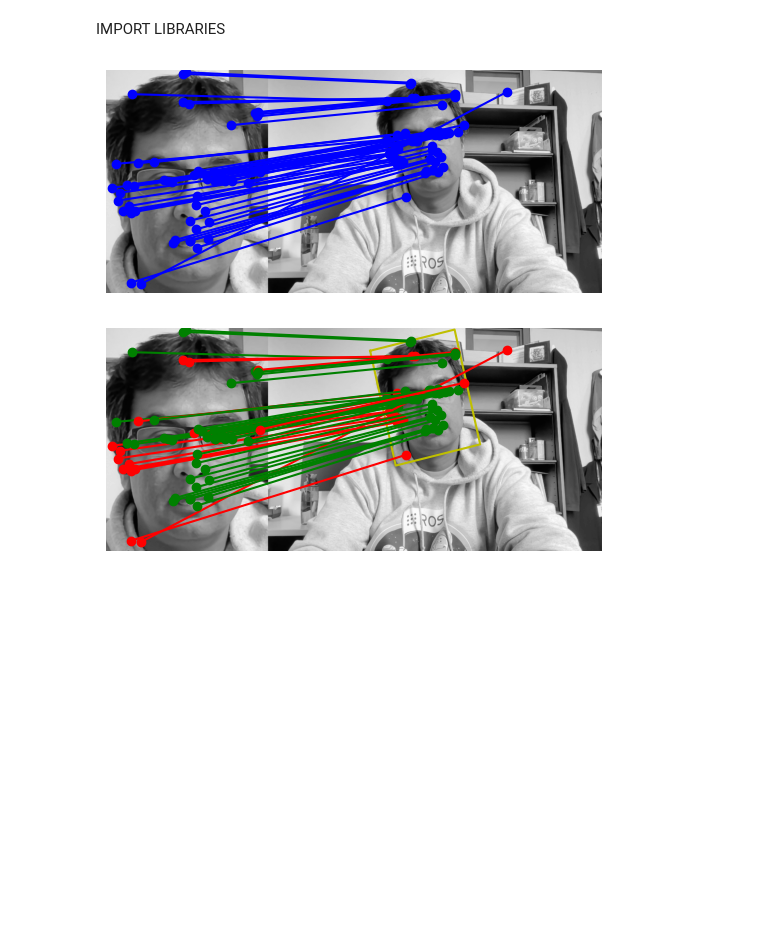
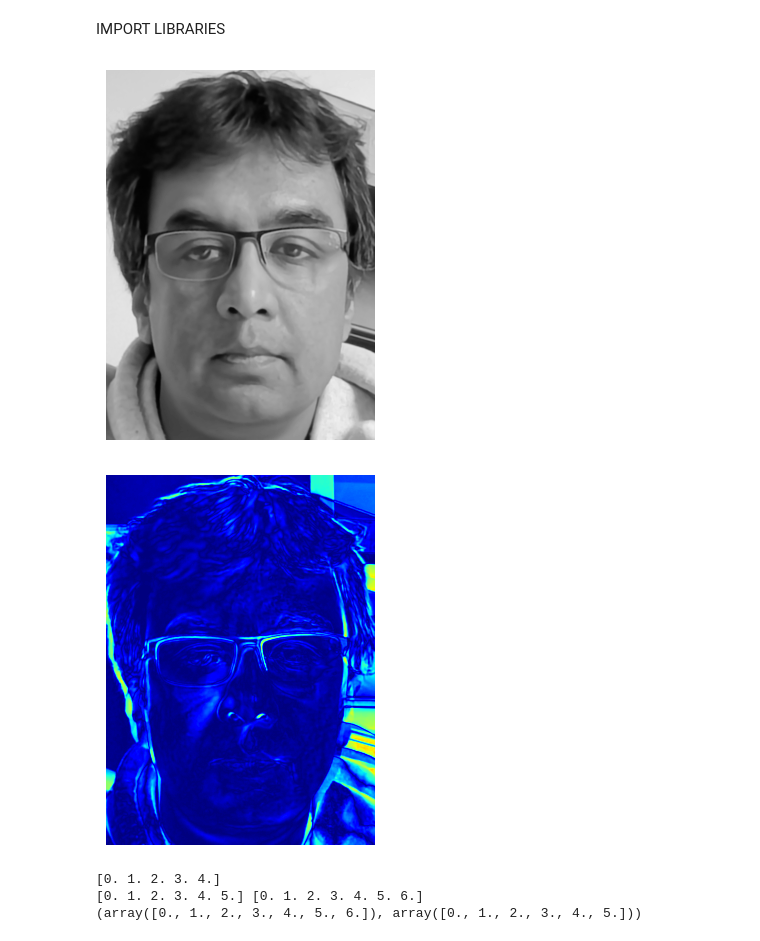
Before and after one commit to mohitydv09/computer_vision, a Jupyter notebook: hw2/registration.ipynb, the cells around one changed output. Drawn from its saved outputs; the diff is of its cells as text; code cells hidden in the pictures; blank space fills up the shorter version.

Commit message:
warp image funtion updated with interpd funtion

```diff
--- a/hw2/registration.ipynb
+++ b/hw2/registration.ipynb
@@ -240,3 +226,21 @@ def warp_image(img, A, output_size):
+# %%
+def warp_image(img, A, output_size):
+    # To do
+    # Make a matrix of all the coordinate points in wraped image.
+    x_wraped, y_wraped = np.meshgrid(np.arange(output_size[1]), np.arange(output_size[0]))
+    input_points = np.column_stack((x_wraped.ravel(), y_wraped.ravel(), np.ones(len(x_wraped.ravel()))))
+
+    # Map all the input points to corresponding location in target. Last col of ones is removed.
+    mapped_points = (input_points @ A.T)[:,0:2]
+
+    # Make a tuple of grid points as needed by interpd funtion.
+    grid = (np.arange(img.shape[1]), np.arange(img.shape[0]))   # Tuple of grid points.
+    final_values = interpolate.interpn(grid, img.T, mapped_points) # grid, input funtion, points to get values of.
+
+    # Reshape to get the final image.
+    img_warped = final_values.reshape(output_size)
+
+    return img_warped
 # %%
 def align_image(template, target, A):
     # To do
@@ -347,38 +351,49 @@ def track_multi_frames(template, img_list):
 # %%
 if __name__ == '__main__':
     template = cv2.imread('./JS_template.jpg', 0)  # read as grey scale image
     target_list = []
     for i in range(4):
         target = cv2.imread('./JS_target{}.jpg'.format(i+1), 0)  # read as grey scale image
         target_list.append(target)
 
     x1, x2 = find_match(template, target_list[0])
-    visualize_find_match(template, target_list[0], x1, x2)
+    # visualize_find_match(template, target_list[0], x1, x2)
 
     ransac_thr = 120   # This was tuned manually to get ~70 percent inliners.
     ransac_iter = 500   # This was tuned using manually to get good result consistently,
                         #probablistic analysis is giving a very low value.
     A = align_image_using_feature(x1, x2, ransac_thr, ransac_iter)
-    visualize_align_image_using_feature(template, target_list[0], x1, x2, A, ransac_thr, img_h=500)
+    # visualize_align_image_using_feature(template, target_list[0], x1, x2, A, ransac_thr, img_h=500)
 
-    # img_warped = warp_image(target_list[0], A, template.shape)
-    # # plt.imshow(img_warped, cmap='grey', vmin=0, vmax=255)
-    # # plt.axis('off')
-    # # plt.show()
+    img_warped = warp_image(target_list[0], A, template.shape)
+    plt.imshow(img_warped, cmap='grey', vmin=0, vmax=255)
+    plt.axis('off')
+    plt.show()
 
-    # plot_error_map = False
-    # if plot_error_map:
-    #     error_map = np.abs(img_warped - template)
-    #     plt.imshow(error_map, cmap='plasma', vmin=0, vmax=255)
-    #     plt.axis('off')
-    #     plt.show()
+    plot_error_map = True
+    if plot_error_map:
+        error_map = np.abs(img_warped - template)
+        plt.imshow(error_map, cmap='jet', vmin=0, vmax=255)
+        plt.axis('off')
+        plt.show()
 
     # # A_refined, errors = align_image(template, target_list[0], A)
     # A_refined, errors = align_image(template, target_list[1], A)   # Update from Prof.
     # # visualize_align_image(template, target_list[0], A, A_refined, errors)
 
     # A_list = track_multi_frames(template, target_list)
     # visualize_track_multi_frames(template, target_list, A_list)
 # %% [output]
-[figure, old version]
+[figure, new version]
-[figure, old version]
+[figure, new version]
+# %%
+print(np.linspace(0,4,5))
+y = np.linspace(0, 5, 6)
+z = np.linspace(0, 6, 7)
+print(y,z)
+points= (z,y)
+print(points)
+# %% [output]
+[0. 1. 2. 3. 4.]
+[0. 1. 2. 3. 4. 5.] [0. 1. 2. 3. 4. 5. 6.]
+(array([0., 1., 2., 3., 4., 5., 6.]), array([0., 1., 2., 3., 4., 5.]))
```
Also changed, not shown: parts of 1 cell of this notebook, 1 other file.
